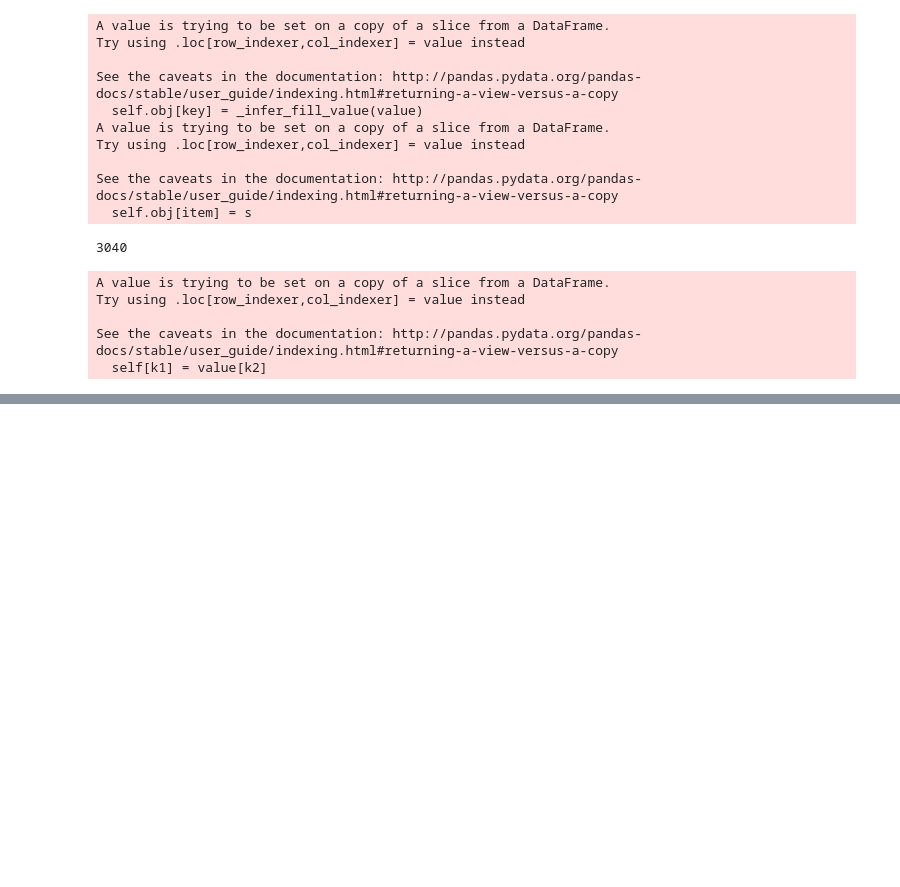
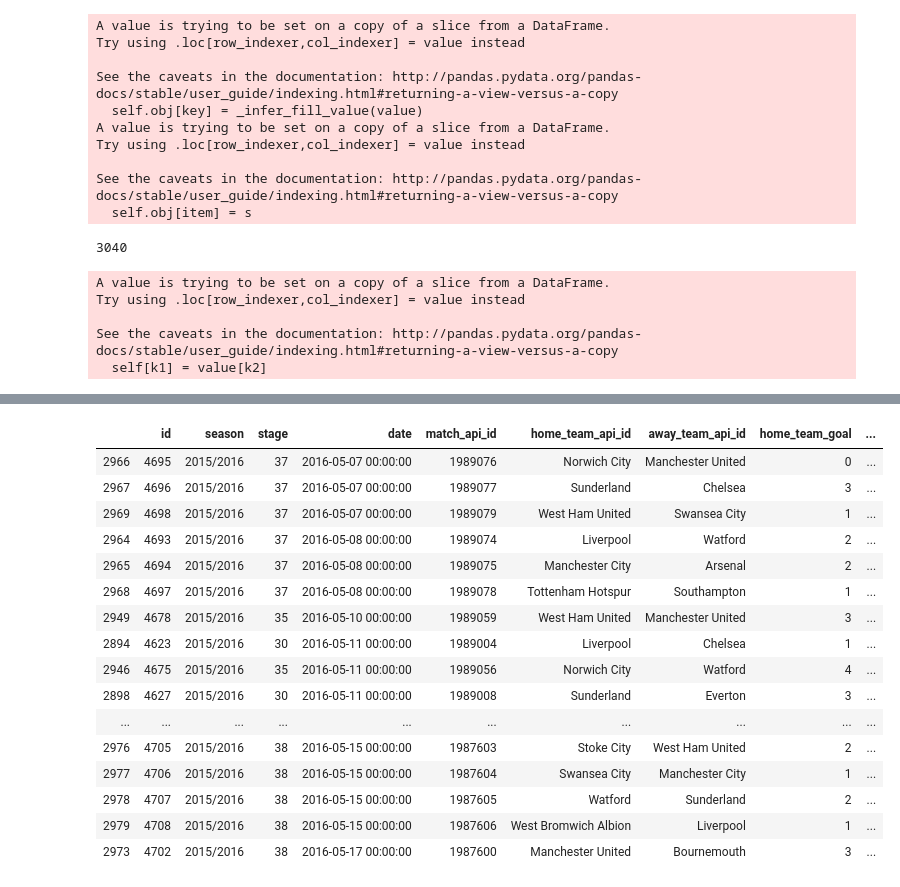
Before and after one commit to enliktjioe/nn2020-football, a Jupyter notebook: Preprocessing.ipynb, the cells around one changed output, grey strips where cells are left out. Cells and saved outputs as stored; diff of their text form; code cells hidden in the pictures; blank space fills up the shorter version.

```diff
--- a/Preprocessing.ipynb
+++ b/Preprocessing.ipynb
@@ -446,0 +486,24 @@ df_epl_stat = pd.read_csv('epl_stats.csv')
+# %%
+df_EPL_sort.loc[:,"HTP"]  = df_epl_stat['HTP'].values.tolist()
+df_EPL_sort.loc[:,"ATP"]  = df_epl_stat['ATP'].values.tolist()
+df_EPL_sort.loc[:,"Result"]  = df_epl_stat['FTR'].values.tolist()
+# %%
+df_EPL_sort.tail(20)
+# %% [output]
+|  | id | season | stage | date | match_api_id | home_team_api_id | away_team_api_id | home_team_goal | ... |
+| 2966 | 4695 | 2015/2016 | 37 | 2016-05-07 00:00:00 | 1989076 | Norwich City | Manchester United | 0 | ... |
+| 2967 | 4696 | 2015/2016 | 37 | 2016-05-07 00:00:00 | 1989077 | Sunderland | Chelsea | 3 | ... |
+| 2969 | 4698 | 2015/2016 | 37 | 2016-05-07 00:00:00 | 1989079 | West Ham United | Swansea City | 1 | ... |
+| 2964 | 4693 | 2015/2016 | 37 | 2016-05-08 00:00:00 | 1989074 | Liverpool | Watford | 2 | ... |
+| 2965 | 4694 | 2015/2016 | 37 | 2016-05-08 00:00:00 | 1989075 | Manchester City | Arsenal | 2 | ... |
+| 2968 | 4697 | 2015/2016 | 37 | 2016-05-08 00:00:00 | 1989078 | Tottenham Hotspur | Southampton | 1 | ... |
+| 2949 | 4678 | 2015/2016 | 35 | 2016-05-10 00:00:00 | 1989059 | West Ham United | Manchester United | 3 | ... |
+| 2894 | 4623 | 2015/2016 | 30 | 2016-05-11 00:00:00 | 1989004 | Liverpool | Chelsea | 1 | ... |
+| 2946 | 4675 | 2015/2016 | 35 | 2016-05-11 00:00:00 | 1989056 | Norwich City | Watford | 4 | ... |
+| 2898 | 4627 | 2015/2016 | 30 | 2016-05-11 00:00:00 | 1989008 | Sunderland | Everton | 3 | ... |
+| ... | ... | ... | ... | ... | ... | ... | ... | ... | ... |
+| 2976 | 4705 | 2015/2016 | 38 | 2016-05-15 00:00:00 | 1987603 | Stoke City | West Ham United | 2 | ... |
+| 2977 | 4706 | 2015/2016 | 38 | 2016-05-15 00:00:00 | 1987604 | Swansea City | Manchester City | 1 | ... |
+| 2978 | 4707 | 2015/2016 | 38 | 2016-05-15 00:00:00 | 1987605 | Watford | Sunderland | 2 | ... |
+| 2979 | 4708 | 2015/2016 | 38 | 2016-05-15 00:00:00 | 1987606 | West Bromwich Albion | Liverpool | 1 | ... |
+| 2973 | 4702 | 2015/2016 | 38 | 2016-05-17 00:00:00 | 1987600 | Manchester United | Bournemouth | 3 | ... |
```
Also changed, not shown: parts of 4 cells of this notebook.
